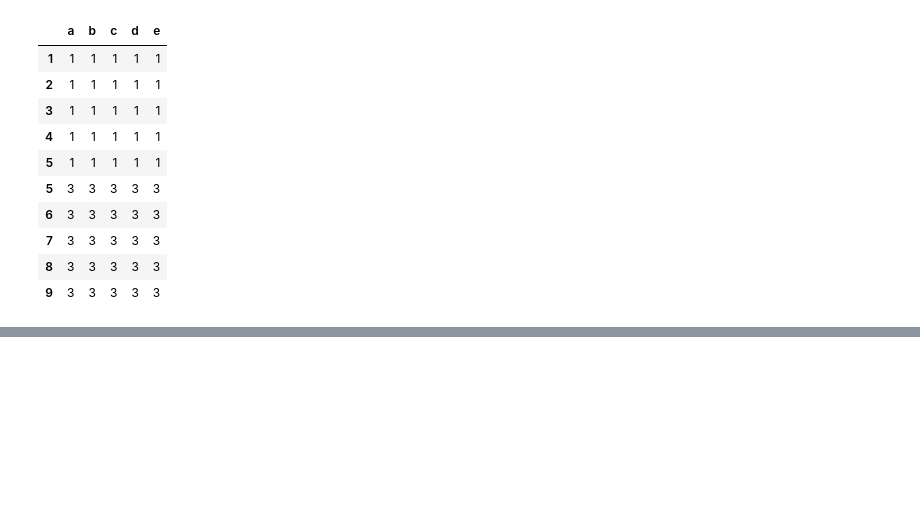
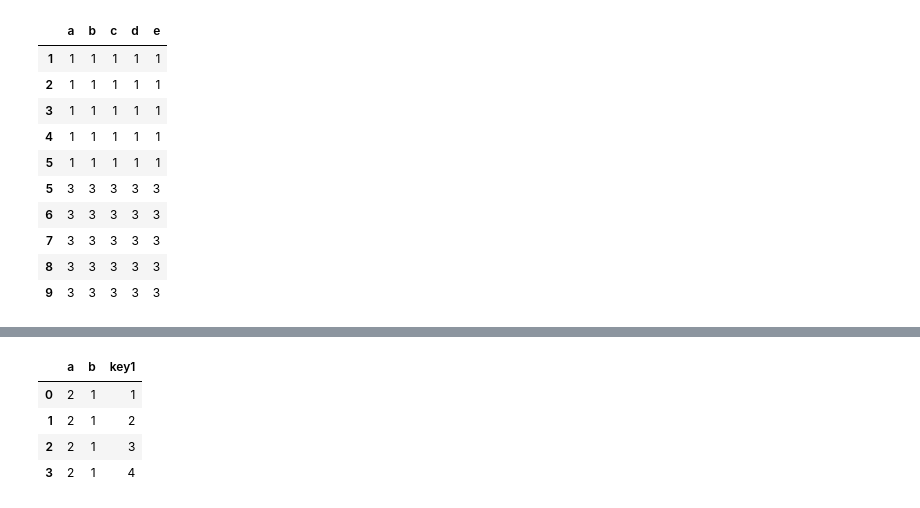
Before and after one commit to Dhrumil-Zion/Data-Science-Essentials, a Jupyter notebook: Pandas/pandas_first.py.ipynb, the cells around one changed output, grey strips where cells are left out. Cells and saved outputs as stored; diff of their text form; code cells hidden in the pictures; blank space fills up the shorter version.

```diff
--- a/Pandas/pandas_first.py.ipynb
+++ b/Pandas/pandas_first.py.ipynb
@@ -358,0 +370,13 @@ pd.concat([dgg,dgh],axis=0)
+# %%
+def inc(v):
+    return 2*v
+
+gv['a'] = gv['a'].apply(inc)
+# %%
+gv
+# %% [output]
+|  | a | b | key1 |
+| 0 | 2 | 1 | 1 |
+| 1 | 2 | 1 | 2 |
+| 2 | 2 | 1 | 3 |
+| 3 | 2 | 1 | 4 |
```
Also changed, not shown: parts of 8 cells of this notebook.
